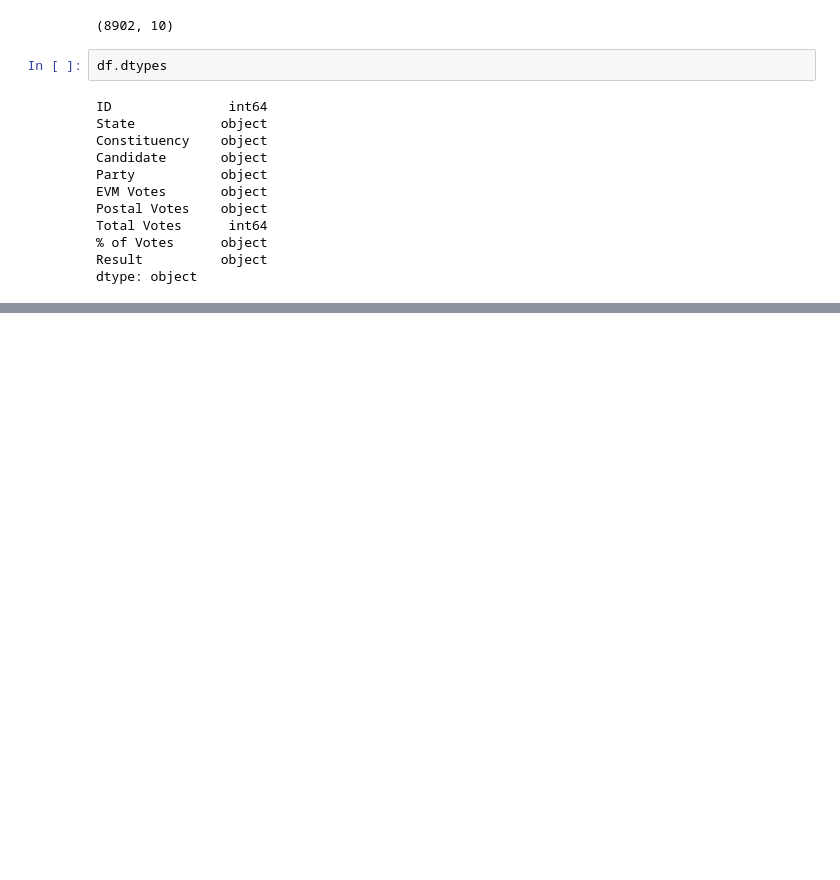
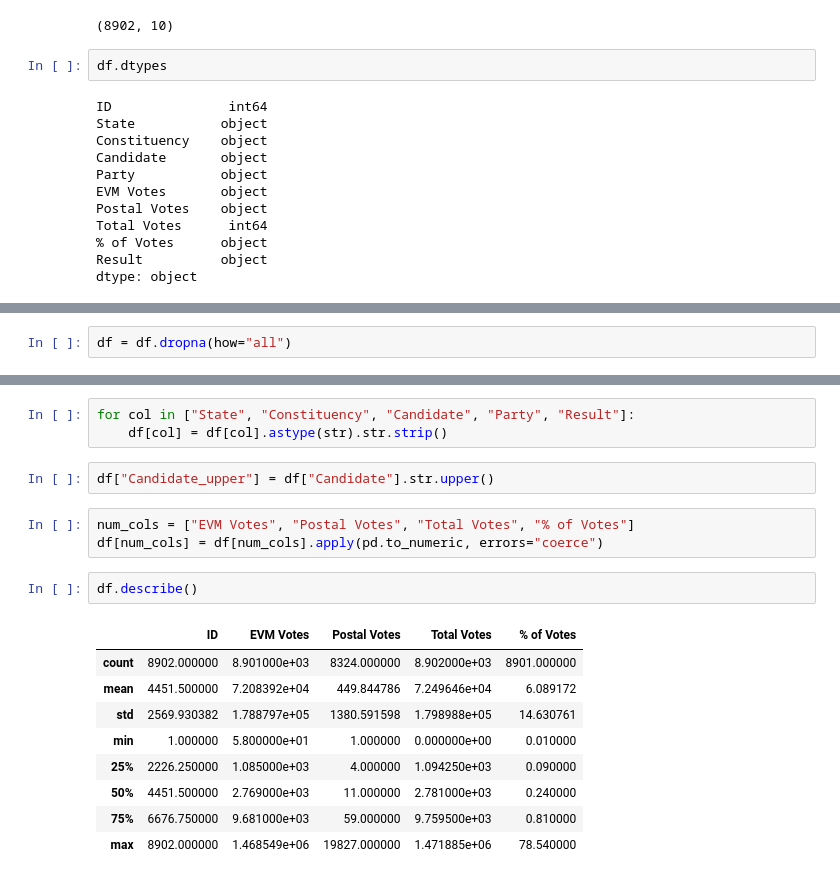
Before and after one commit to geershatisaxena/Election, a Jupyter notebook: res.ipynb, the cells around one changed output, grey strips where cells are left out. Cells and saved outputs as stored; diff of their text form; blank space fills up the shorter version.

```diff
--- a/res.ipynb
+++ b/res.ipynb
@@ -62,0 +95,2 @@ dtype: object
+# %%
+df = df.dropna(how="all")
@@ -62,0 +113,20 @@ dtype: object
+# %%
+for col in ["State", "Constituency", "Candidate", "Party", "Result"]:
+    df[col] = df[col].astype(str).str.strip()
+# %%
+df["Candidate_upper"] = df["Candidate"].str.upper()
+# %%
+num_cols = ["EVM Votes", "Postal Votes", "Total Votes", "% of Votes"]
+df[num_cols] = df[num_cols].apply(pd.to_numeric, errors="coerce")
+# %%
+df.describe()
+# %% [output]
+|  | ID | EVM Votes | Postal Votes | Total Votes | % of Votes |
+| count | 8902.000000 | 8.901000e+03 | 8324.000000 | 8.902000e+03 | 8901.000000 |
+| mean | 4451.500000 | 7.208392e+04 | 449.844786 | 7.249646e+04 | 6.089172 |
+| std | 2569.930382 | 1.788797e+05 | 1380.591598 | 1.798988e+05 | 14.630761 |
+| min | 1.000000 | 5.800000e+01 | 1.000000 | 0.000000e+00 | 0.010000 |
+| 25% | 2226.250000 | 1.085000e+03 | 4.000000 | 1.094250e+03 | 0.090000 |
+| 50% | 4451.500000 | 2.769000e+03 | 11.000000 | 2.781000e+03 | 0.240000 |
+| 75% | 6676.750000 | 9.681000e+03 | 59.000000 | 9.759500e+03 | 0.810000 |
+| max | 8902.000000 | 1.468549e+06 | 19827.000000 | 1.471885e+06 | 78.540000 |
```
Also changed, not shown: parts of 17 cells of this notebook.
